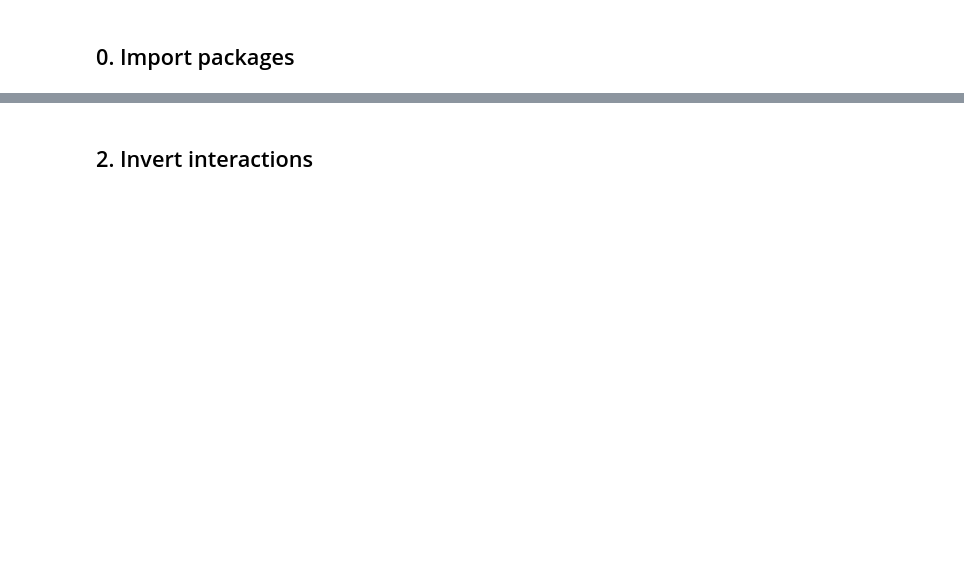
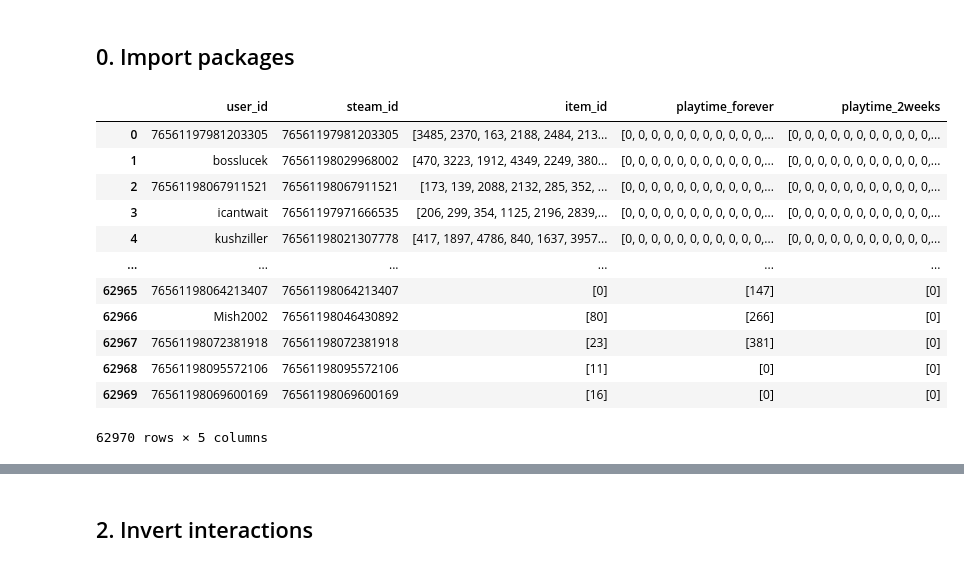
Before and after one commit to stijnrosaer/project-ai, a Jupyter notebook: notebooks/1_preprocess.ipynb, the cells around one changed output, grey strips where cells are left out. Saved outputs shown, nothing was run; the diff lists cells and outputs as text; code cells hidden in the pictures; blank space fills up the shorter version.

```diff
--- a/notebooks/1_preprocess.ipynb
+++ b/notebooks/1_preprocess.ipynb
@@ -17 +33,17 @@ path = "data2/"
+# %%
+dataset[seed_index, "train"]
+# %% [output]
+|  | user_id | steam_id | item_id | playtime_forever | playtime_2weeks |
+| 0 | 76561197981203305 | 76561197981203305 | [3485, 2370, 163, 2188, 2484, 213... | [0, 0, 0, 0, 0, 0, 0, 0, 0, 0, 0,... | [0, 0, 0, 0, 0, 0, 0, 0, 0, 0, 0,... |
+| 1 | bosslucek | 76561198029968002 | [470, 3223, 1912, 4349, 2249, 380... | [0, 0, 0, 0, 0, 0, 0, 0, 0, 0, 0,... | [0, 0, 0, 0, 0, 0, 0, 0, 0, 0, 0,... |
+| 2 | 76561198067911521 | 76561198067911521 | [173, 139, 2088, 2132, 285, 352, ... | [0, 0, 0, 0, 0, 0, 0, 0, 0, 0, 0,... | [0, 0, 0, 0, 0, 0, 0, 0, 0, 0, 0,... |
+| 3 | icantwait | 76561197971666535 | [206, 299, 354, 1125, 2196, 2839,... | [0, 0, 0, 0, 0, 0, 0, 0, 0, 0, 0,... | [0, 0, 0, 0, 0, 0, 0, 0, 0, 0, 0,... |
+| 4 | kushziller | 76561198021307778 | [417, 1897, 4786, 840, 1637, 3957... | [0, 0, 0, 0, 0, 0, 0, 0, 0, 0, 0,... | [0, 0, 0, 0, 0, 0, 0, 0, 0, 0, 0,... |
+| ... | ... | ... | ... | ... | ... |
+| 62965 | 76561198064213407 | 76561198064213407 | [0] | [147] | [0] |
+| 62966 | Mish2002 | 76561198046430892 | [80] | [266] | [0] |
+| 62967 | 76561198072381918 | 76561198072381918 | [23] | [381] | [0] |
+| 62968 | 76561198095572106 | 76561198095572106 | [11] | [0] | [0] |
+| 62969 | 76561198069600169 | 76561198069600169 | [16] | [0] | [0] |
+62970 rows × 5 columns
 # %%
```
Also changed, not shown: parts of 8 cells of this notebook, 3 other files.
